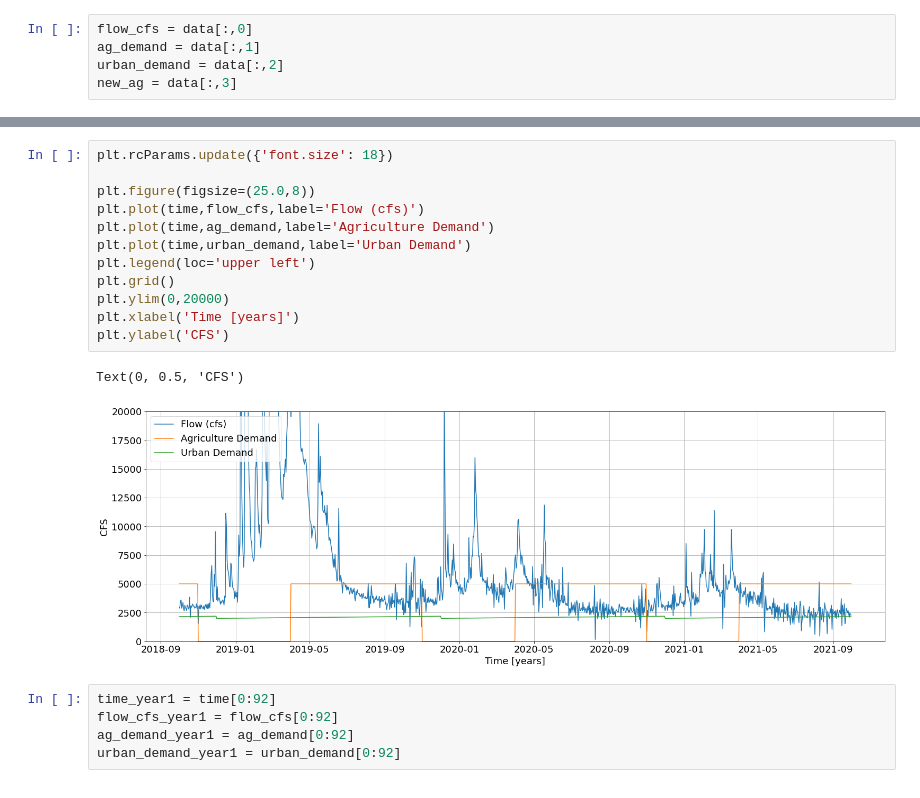
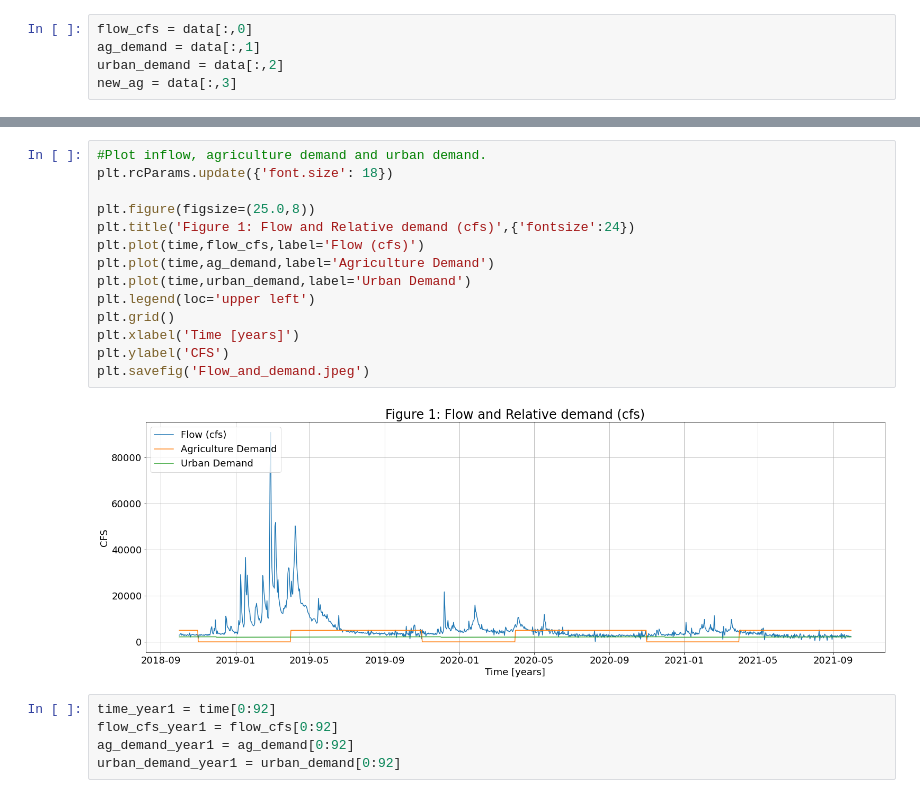
Before and after one commit to elizabethcrowther/WaterManagement, a Jupyter notebook: Homework1.ipynb, the cells around one changed output, grey strips where cells are left out. Drawn from its saved outputs; the diff is of its cells as text.

```diff
--- a/Homework1.ipynb
+++ b/Homework1.ipynb
@@ -43,20 +45,21 @@ data1
 | 1095 | 2284 | 5000 | 2153.303076 | 3000 |
 1096 rows × 4 columns
 # %%
+#Plot inflow, agriculture demand and urban demand.
 plt.rcParams.update({'font.size': 18})
 
 plt.figure(figsize=(25.0,8))
+plt.title('Figure 1: Flow and Relative demand (cfs)',{'fontsize':24})
 plt.plot(time,flow_cfs,label='Flow (cfs)')
 plt.plot(time,ag_demand,label='Agriculture Demand')
 plt.plot(time,urban_demand,label='Urban Demand')
 plt.legend(loc='upper left')
 plt.grid()
-plt.ylim(0,20000)
 plt.xlabel('Time [years]')
 plt.ylabel('CFS')
+plt.savefig('Flow_and_demand.jpeg')
 # %% [output]
-Text(0, 0.5, 'CFS')
-[figure, old version]
+[figure, new version]
 # %%
 time_year1 = time[0:92]
 flow_cfs_year1 = flow_cfs[0:92]
```
Also changed, not shown: parts of 21 cells of this notebook.
